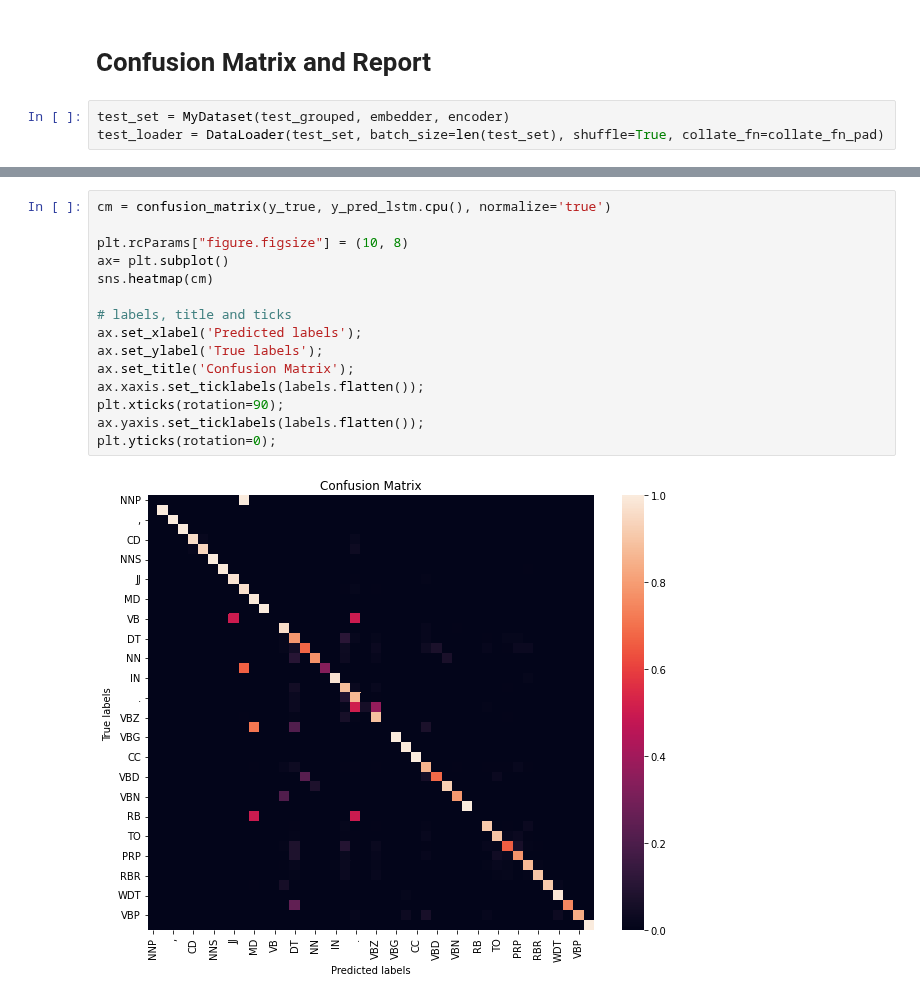
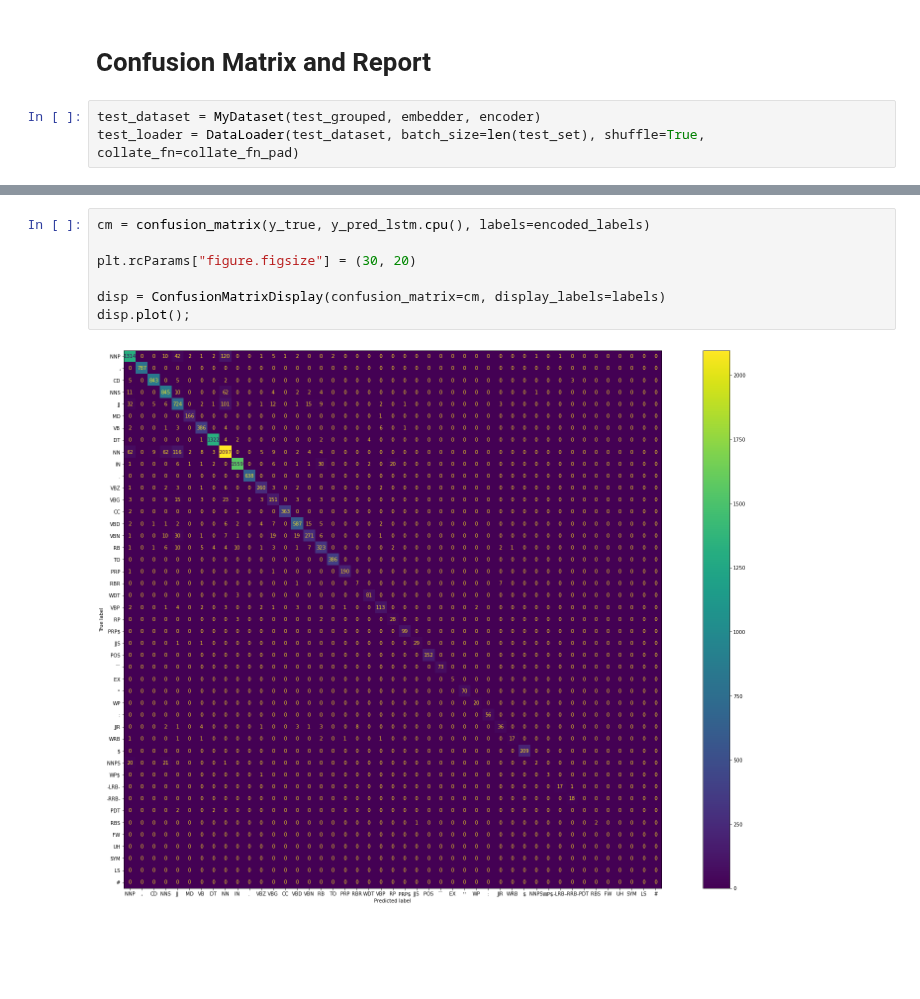
Before and after one commit to younik/pos-tagging, a Jupyter notebook: pos-tagging/pos-tagging.ipynb, the cells around one changed output, grey strips where cells are left out. Drawn from its saved outputs; the diff is of its cells as text; blank space fills up the shorter version.

Commit message:
fix confusion matrix

```diff
--- a/pos-tagging/pos-tagging.ipynb
+++ b/pos-tagging/pos-tagging.ipynb
@@ -904,8 +904,8 @@ model-2-FC.pkl      100%[===================>] 882.39K  --.-KB/s    in 0.05s
 # %% [markdown]
 # Confusion Matrix and Report
 # %%
-test_set = MyDataset(test_grouped, embedder, encoder)
-test_loader = DataLoader(test_set, batch_size=len(test_set), shuffle=True, collate_fn=collate_fn_pad)
+test_dataset = MyDataset(test_grouped, embedder, encoder)
+test_loader = DataLoader(test_dataset, batch_size=len(test_set), shuffle=True, collate_fn=collate_fn_pad)
 # %%
 punctuation = np.array([',', '.', '``', "''",  ':', '#', '$' ])
 mask = np.array([l not in punctuation for l in labels], dtype=int)
@@ -976,18 +979,10 @@ for report in [report_lstm, report_fc]:
 +--------------+--------------------+--------------------+--------------------+
-# %%
-cm = confusion_matrix(y_true, y_pred_lstm.cpu(), normalize='true')
-
-plt.rcParams["figure.figsize"] = (10, 8)
-ax= plt.subplot()
-sns.heatmap(cm)
-
-# labels, title and ticks
-ax.set_xlabel('Predicted labels');
-ax.set_ylabel('True labels');
-ax.set_title('Confusion Matrix');
-ax.xaxis.set_ticklabels(labels.flatten());
-plt.xticks(rotation=90);
-ax.yaxis.set_ticklabels(labels.flatten());
-plt.yticks(rotation=0);
-# %% [output]
-[figure, removed]
+# %%
+cm = confusion_matrix(y_true, y_pred_lstm.cpu(), labels=encoded_labels)
+
+plt.rcParams["figure.figsize"] = (30, 20)
+
+disp = ConfusionMatrixDisplay(confusion_matrix=cm, display_labels=labels)
+disp.plot();
+# %% [output]
+[figure, added]
```
Also changed, not shown: parts of 8 cells of this notebook.
